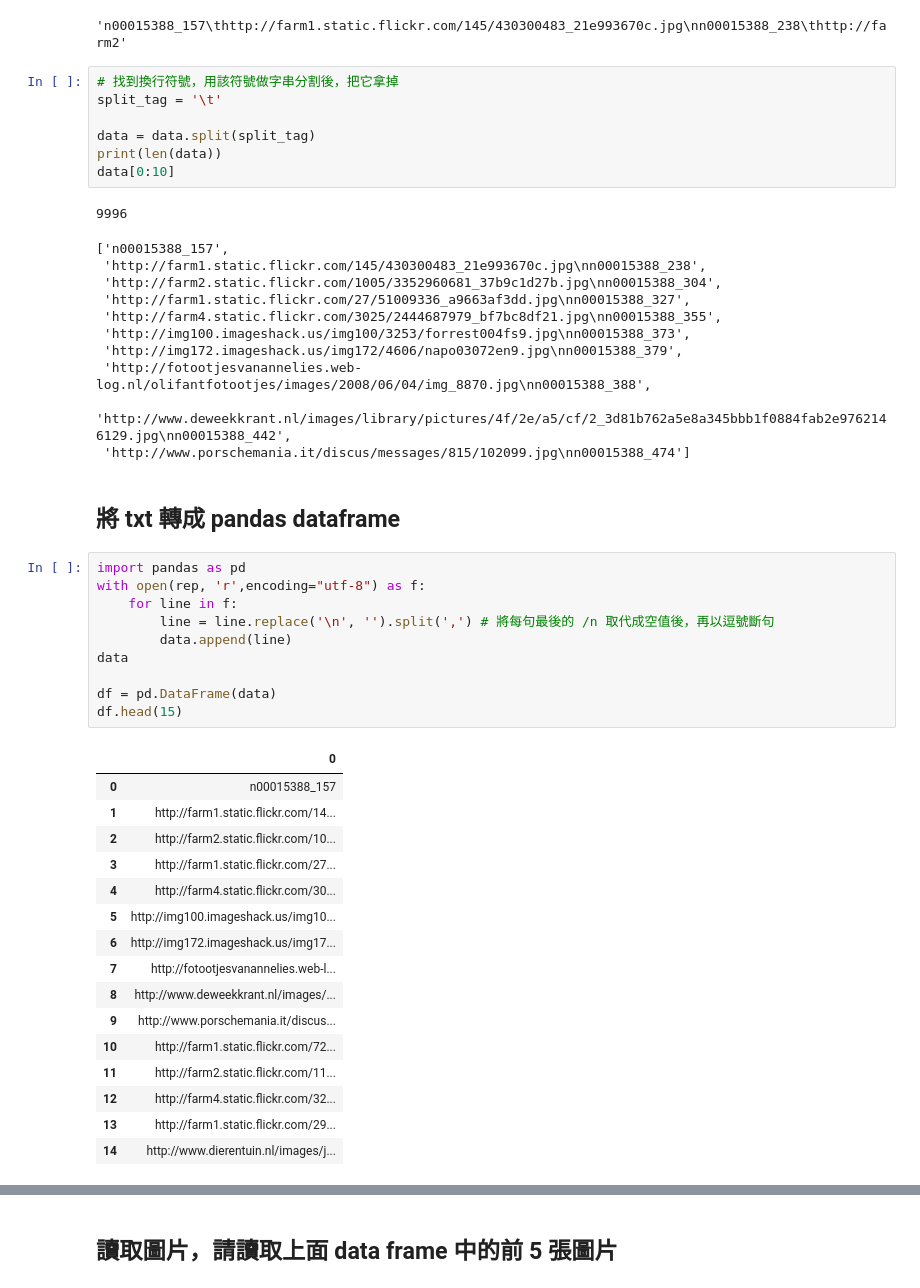
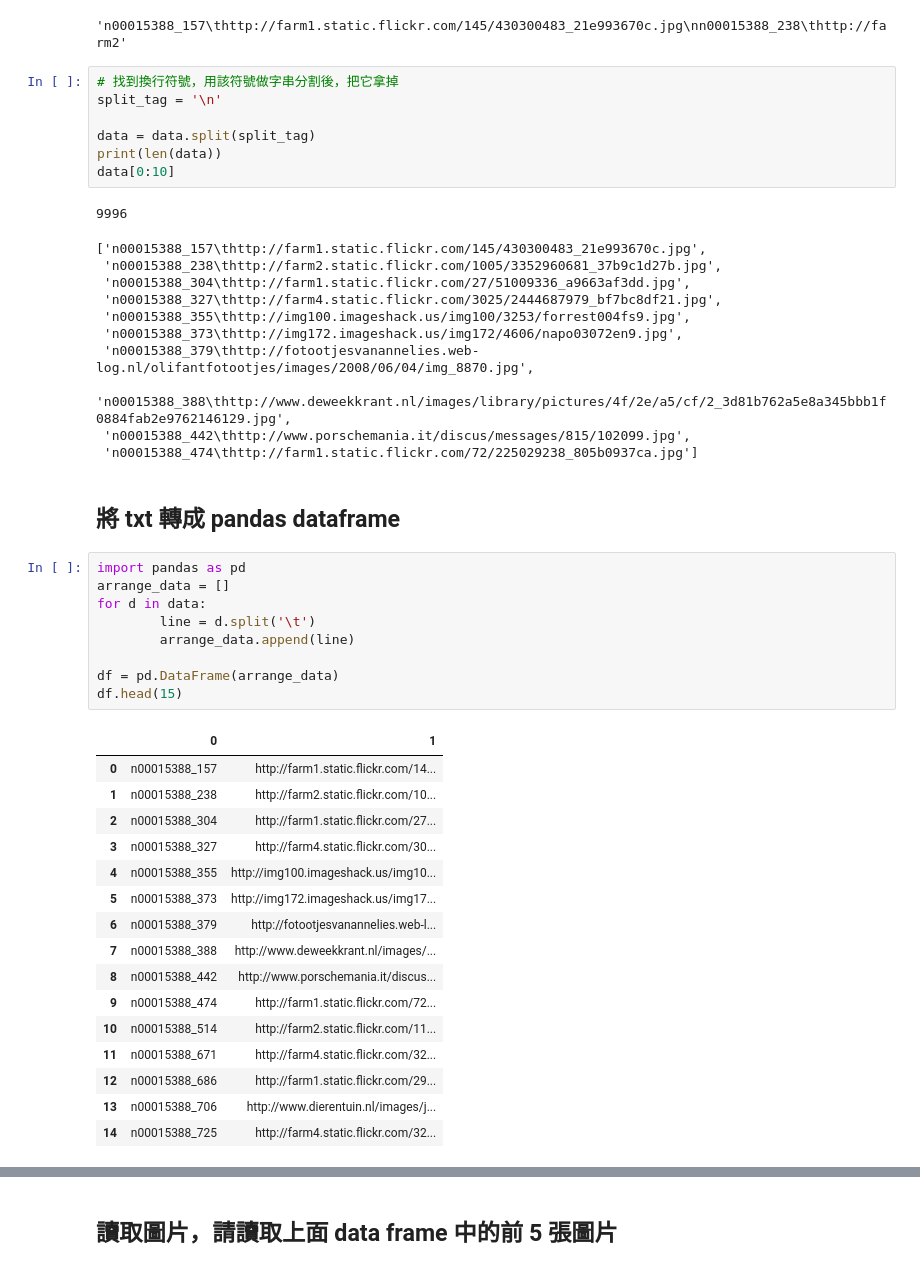
Before and after one commit to f911008/ML_Marathon, a Jupyter notebook: Day_005-2_HW.ipynb, the cells around one changed output, grey strips where cells are left out. Saved outputs shown, nothing was run; the diff lists cells and outputs as text.

```diff
--- a/Day_005-2_HW.ipynb
+++ b/Day_005-2_HW.ipynb
@@ -30,49 +30,48 @@ data[0:100]
 'n00015388_157\thttp://farm1.static.flickr.com/145/430300483_21e993670c.jpg\nn00015388_238\thttp://farm2'
 # %%
 # 找到換行符號，用該符號做字串分割後，把它拿掉
-split_tag = '\t'
+split_tag = '\n'
 
 data = data.split(split_tag)
 print(len(data))
 data[0:10]
 # %% [output]
 9996
-['n00015388_157',
- 'http://farm1.static.flickr.com/145/430300483_21e993670c.jpg\nn00015388_238',
- 'http://farm2.static.flickr.com/1005/3352960681_37b9c1d27b.jpg\nn00015388_304',
- 'http://farm1.static.flickr.com/27/51009336_a9663af3dd.jpg\nn00015388_327',
- 'http://farm4.static.flickr.com/3025/2444687979_bf7bc8df21.jpg\nn00015388_355',
- 'http://img100.imageshack.us/img100/3253/forrest004fs9.jpg\nn00015388_373',
- 'http://img172.imageshack.us/img172/4606/napo03072en9.jpg\nn00015388_379',
- 'http://fotootjesvanannelies.web-log.nl/olifantfotootjes/images/2008/06/04/img_8870.jpg\nn00015388_388',
- 'http://www.deweekkrant.nl/images/library/pictures/4f/2e/a5/cf/2_3d81b762a5e8a345bbb1f0884fab2e9762146129.jpg\nn00015388_442',
- 'http://www.porschemania.it/discus/messages/815/102099.jpg\nn00015388_474']
+['n00015388_157\thttp://farm1.static.flickr.com/145/430300483_21e993670c.jpg',
+ 'n00015388_238\thttp://farm2.static.flickr.com/1005/3352960681_37b9c1d27b.jpg',
+ 'n00015388_304\thttp://farm1.static.flickr.com/27/51009336_a9663af3dd.jpg',
+ 'n00015388_327\thttp://farm4.static.flickr.com/3025/2444687979_bf7bc8df21.jpg',
+ 'n00015388_355\thttp://img100.imageshack.us/img100/3253/forrest004fs9.jpg',
+ 'n00015388_373\thttp://img172.imageshack.us/img172/4606/napo03072en9.jpg',
+ 'n00015388_379\thttp://fotootjesvanannelies.web-log.nl/olifantfotootjes/images/2008/06/04/img_8870.jpg',
+ 'n00015388_388\thttp://www.deweekkrant.nl/images/library/pictures/4f/2e/a5/cf/2_3d81b762a5e8a345bbb1f0884fab2e9762146129.jpg',
+ 'n00015388_442\thttp://www.porschemania.it/discus/messages/815/102099.jpg',
+ 'n00015388_474\thttp://farm1.static.flickr.com/72/225029238_805b0937ca.jpg']
 # %% [markdown]
 ## 將 txt 轉成 pandas dataframe
 # %%
 import pandas as pd
-with open(rep, 'r',encoding="utf-8") as f:
-    for line in f:
-        line = line.replace('\n', '').split(',') # 將每句最後的 /n 取代成空值後，再以逗號斷句
-        data.append(line)
-data
+arrange_data = []
+for d in data:
+        line = d.split('\t')
+        arrange_data.append(line)
 
-df = pd.DataFrame(data)
+df = pd.DataFrame(arrange_data)
 df.head(15)
 # %% [output]
-|  | 0 |
-| 0 | n00015388_157 |
-| 1 | http://farm1.static.flickr.com/14... |
-| 2 | http://farm2.static.flickr.com/10... |
-| 3 | http://farm1.static.flickr.com/27... |
-| 4 | http://farm4.static.flickr.com/30... |
-| 5 | http://img100.imageshack.us/img10... |
-| 6 | http://img172.imageshack.us/img17... |
-| 7 | http://fotootjesvanannelies.web-l... |
-| 8 | http://www.deweekkrant.nl/images/... |
-| 9 | http://www.porschemania.it/discus... |
-| 10 | http://farm1.static.flickr.com/72... |
-| 11 | http://farm2.static.flickr.com/11... |
-| 12 | http://farm4.static.flickr.com/32... |
-| 13 | http://farm1.static.flickr.com/29... |
-| 14 | http://www.dierentuin.nl/images/j... |
+|  | 0 | 1 |
+| 0 | n00015388_157 | http://farm1.static.flickr.com/14... |
+| 1 | n00015388_238 | http://farm2.static.flickr.com/10... |
+| 2 | n00015388_304 | http://farm1.static.flickr.com/27... |
+| 3 | n00015388_327 | http://farm4.static.flickr.com/30... |
+| 4 | n00015388_355 | http://img100.imageshack.us/img10... |
+| 5 | n00015388_373 | http://img172.imageshack.us/img17... |
+| 6 | n00015388_379 | http://fotootjesvanannelies.web-l... |
+| 7 | n00015388_388 | http://www.deweekkrant.nl/images/... |
+| 8 | n00015388_442 | http://www.porschemania.it/discus... |
+| 9 | n00015388_474 | http://farm1.static.flickr.com/72... |
+| 10 | n00015388_514 | http://farm2.static.flickr.com/11... |
+| 11 | n00015388_671 | http://farm4.static.flickr.com/32... |
+| 12 | n00015388_686 | http://farm1.static.flickr.com/29... |
+| 13 | n00015388_706 | http://www.dierentuin.nl/images/j... |
+| 14 | n00015388_725 | http://farm4.static.flickr.com/32... |
```
Also changed, not shown: parts of 7 cells of this notebook.
